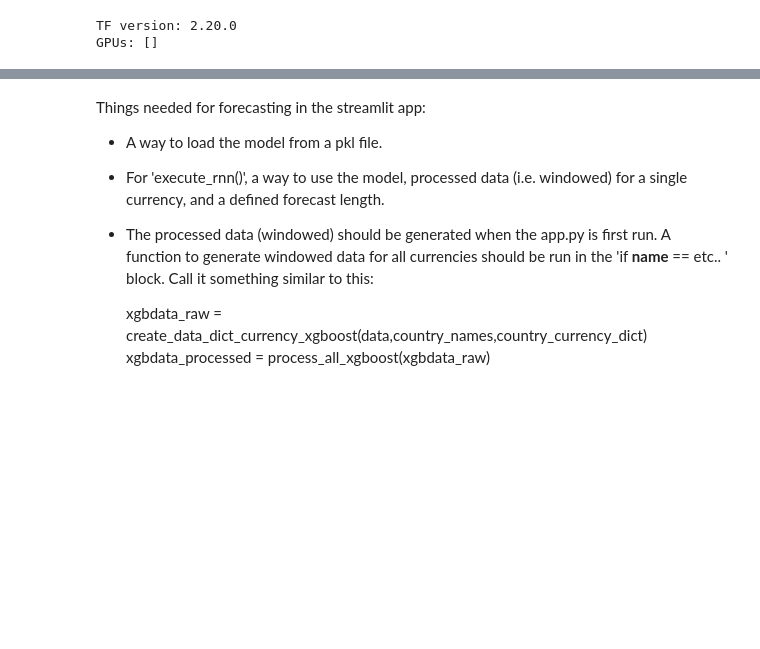
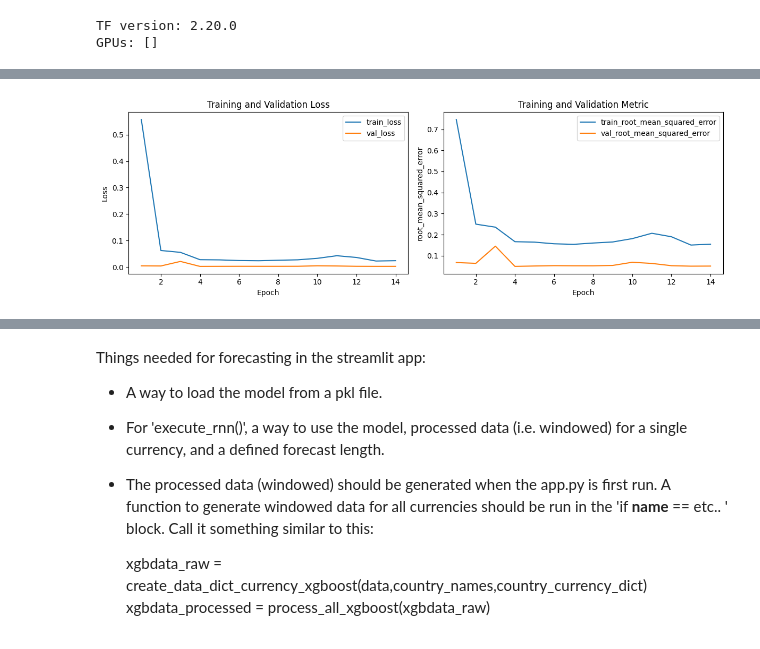
Before and after one commit to cameroncochrane/Forex-Prediction, a Jupyter notebook: 3_analysis_rnn.ipynb, the cells around one changed output, grey strips where cells are left out. Cells and saved outputs as stored; diff of their text form; code cells hidden in the pictures; blank space fills up the shorter version.

```diff
--- a/3_analysis_rnn.ipynb
+++ b/3_analysis_rnn.ipynb
@@ -248,0 +388,33 @@ while Train_1 == True:
+# %%
+# 3 Layers:
+eur_model_3 = keras.Sequential([
+    keras.layers.Input(shape=(lookback_length,features)),
+    keras.layers.LSTM(64, return_sequences=True),
+    keras.layers.Dropout(0.3),
+    keras.layers.LSTM(64, return_sequences=True),
+    keras.layers.Dropout(0.3),
+    keras.layers.LSTM(64, return_sequences=False),
+    keras.layers.Dropout(0.3),
+    keras.layers.Dense(1, activation='linear')
+])
+
+eur_model_3.summary()
+
+# Early stopping to reduce overfitting:
+early_stop = EarlyStopping(monitor='val_loss', patience=10, restore_best_weights=True)
+
+eur_model_3.compile(
+    loss=MeanSquaredError(),
+    optimizer=Adam(learning_rate=0.001),
+    metrics=[RootMeanSquaredError()]
+)
+
+eur_model_3_history = eur_model_3.fit(
+    X_train, y_train,
+    validation_split=0.1,  # temporal split: last 10% of training used for validation
+    epochs=100,
+    batch_size=128,
+    shuffle=False,
+    callbacks=[early_stop],
+    verbose=1
+)
@@ -248,0 +470,5 @@ while Train_1 == True:
+# %%
+# EUR Model 3:
+plot_training_history(eur_model_3_history)
+# %% [output]
+[figure, added]
```
Also changed, not shown: parts of 29 cells of this notebook, 13 other files.
